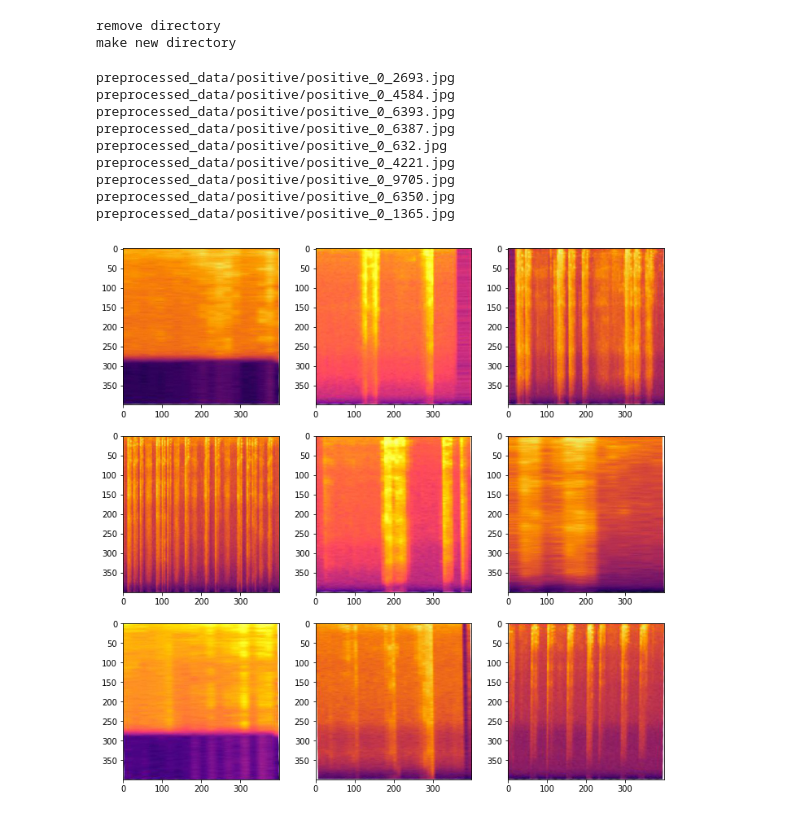
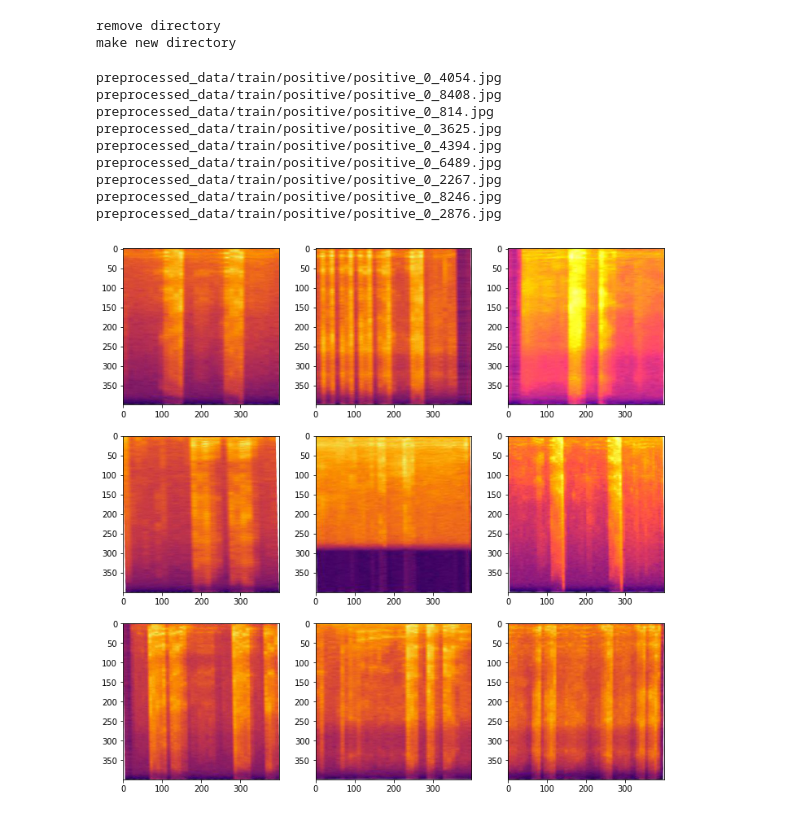
Before and after one commit to cho0h5/covid-cough, a Jupyter notebook: preprocessing-image.ipynb, the cells around one changed output. Saved outputs shown, nothing was run; the diff lists cells and outputs as text; code cells hidden in the pictures.

```diff
--- a/preprocessing-image.ipynb
+++ b/preprocessing-image.ipynb
@@ -105,35 +111,43 @@ make new directory
 # %%
 # 모든 이미지 전처리하여 preprocessed_data/ 폴더에 저장
 
-for image_name in positive_file_list:
+for image_name in positive_file_list[:int(len(positive_file_list) * 0.8)]:
     img = get_preprocessed_image(positive_file_path + image_name)
-    cv2.imwrite(save_path + "positive/" + image_name, img)
+    cv2.imwrite(save_path + "train/positive/" + image_name, img)
 
-for image_name in negative_file_list:
+for image_name in negative_file_list[:int(len(negative_file_list) * 0.8)]:
     img = get_preprocessed_image(negative_file_path + image_name)
-    cv2.imwrite(save_path + "negative/" + image_name, img)
+    cv2.imwrite(save_path + "train/negative/" + image_name, img)
+
+for image_name in positive_file_list[:int(len(positive_file_list) * 0.2)]:
+    img = get_preprocessed_image(positive_file_path + image_name)
+    cv2.imwrite(save_path + "test/positive/" + image_name, img)
+
+for image_name in negative_file_list[:int(len(negative_file_list) * 0.2)]:
+    img = get_preprocessed_image(negative_file_path + image_name)
+    cv2.imwrite(save_path + "test/negative/" + image_name, img)
 # %%
 # 전처리, 저장된 파일들 확인
 
-sample_file_path = save_path + "positive/"
+sample_file_path = save_path + "train/positive/"
 sample_file_list = os.listdir(sample_file_path)
 
 plt.figure(figsize=(12, 12))
 for i in range(3):
     for j in range(3):
         print(sample_file_path + sample_file_list[i * 3 + j])
         img = cv2.imread(sample_file_path + sample_file_list[i * 3 + j])
         img = cv2.cvtColor(img, cv2.COLOR_BGR2RGB)
         plt.subplot(330 + (i * 3 + j + 1))
         plt.imshow(img)
 # %% [output]
-preprocessed_data/positive/positive_0_2693.jpg
-preprocessed_data/positive/positive_0_4584.jpg
-preprocessed_data/positive/positive_0_6393.jpg
-preprocessed_data/positive/positive_0_6387.jpg
-preprocessed_data/positive/positive_0_632.jpg
-preprocessed_data/positive/positive_0_4221.jpg
-preprocessed_data/positive/positive_0_9705.jpg
-preprocessed_data/positive/positive_0_6350.jpg
-preprocessed_data/positive/positive_0_1365.jpg
+preprocessed_data/train/positive/positive_0_4054.jpg
+preprocessed_data/train/positive/positive_0_8408.jpg
+preprocessed_data/train/positive/positive_0_814.jpg
+preprocessed_data/train/positive/positive_0_3625.jpg
+preprocessed_data/train/positive/positive_0_4394.jpg
+preprocessed_data/train/positive/positive_0_6489.jpg
+preprocessed_data/train/positive/positive_0_2267.jpg
+preprocessed_data/train/positive/positive_0_8246.jpg
+preprocessed_data/train/positive/positive_0_2876.jpg
-[figure, old version]
+[figure, new version]
```
Also changed, not shown: parts of 3 cells of this notebook, 2 other files.
